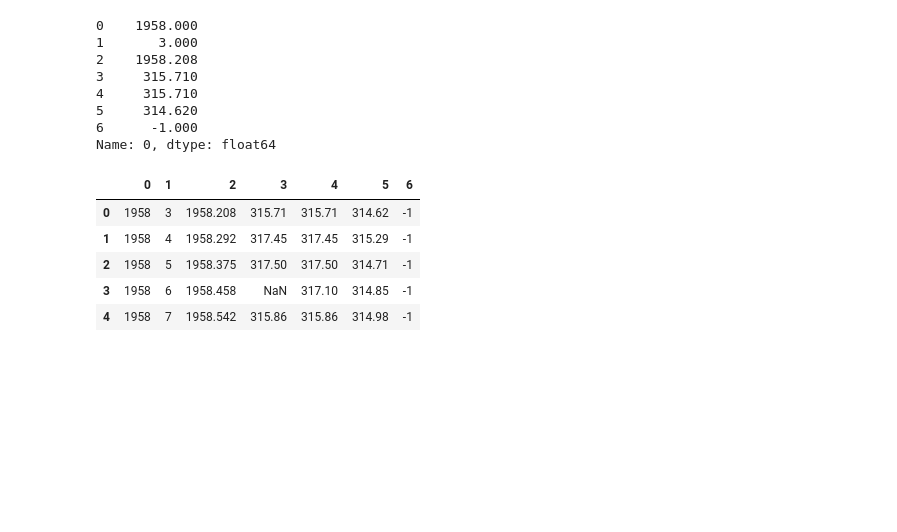
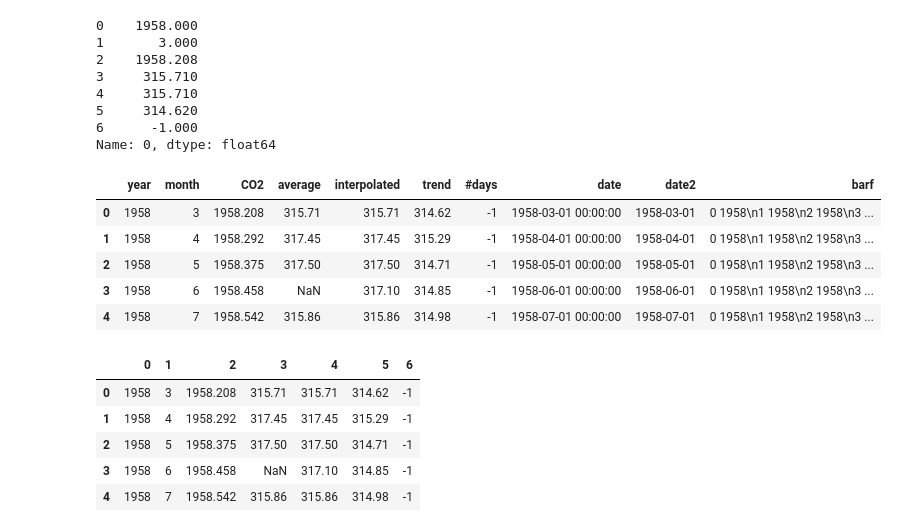
Before and after one commit to ortsed/dc_ds_04_22_19, a Jupyter notebook: module_1/morning_warm_up/week_1/warmup-2019-4-25.ipynb, the cells around one changed output. Saved outputs shown, nothing was run; the diff lists cells and outputs as text; code cells hidden in the pictures; blank space fills up the shorter version.

```diff
--- a/module_1/morning_warm_up/week_1/warmup-2019-4-25.ipynb
+++ b/module_1/morning_warm_up/week_1/warmup-2019-4-25.ipynb
@@ -17,8 +17,18 @@ df.iloc[0,:]
 Name: 0, dtype: float64
 # %%
 import numpy as np
-for i,row in df.iterrows():
-    if row[3] == -99.99: df.iloc[i,3] = np.nan
+def chkk(x):
+    if x == -99.99:
+        return np.nan
+df.iloc[3].map(chkk)
+df.head()
+# %% [output]
+|  | year | month | CO2 | average | interpolated | trend | #days | date | date2 | barf |
+| 0 | 1958 | 3 | 1958.208 | 315.71 | 315.71 | 314.62 | -1 | 1958-03-01 00:00:00 | 1958-03-01 | 0 1958\n1 1958\n2 1958\n3 ... |
+| 1 | 1958 | 4 | 1958.292 | 317.45 | 317.45 | 315.29 | -1 | 1958-04-01 00:00:00 | 1958-04-01 | 0 1958\n1 1958\n2 1958\n3 ... |
+| 2 | 1958 | 5 | 1958.375 | 317.50 | 317.50 | 314.71 | -1 | 1958-05-01 00:00:00 | 1958-05-01 | 0 1958\n1 1958\n2 1958\n3 ... |
+| 3 | 1958 | 6 | 1958.458 | NaN | 317.10 | 314.85 | -1 | 1958-06-01 00:00:00 | 1958-06-01 | 0 1958\n1 1958\n2 1958\n3 ... |
+| 4 | 1958 | 7 | 1958.542 | 315.86 | 315.86 | 314.98 | -1 | 1958-07-01 00:00:00 | 1958-07-01 | 0 1958\n1 1958\n2 1958\n3 ... |
 # %%
 df.head()
 # %% [output]
```
Also changed, not shown: parts of 18 cells of this notebook, 1 other file.
